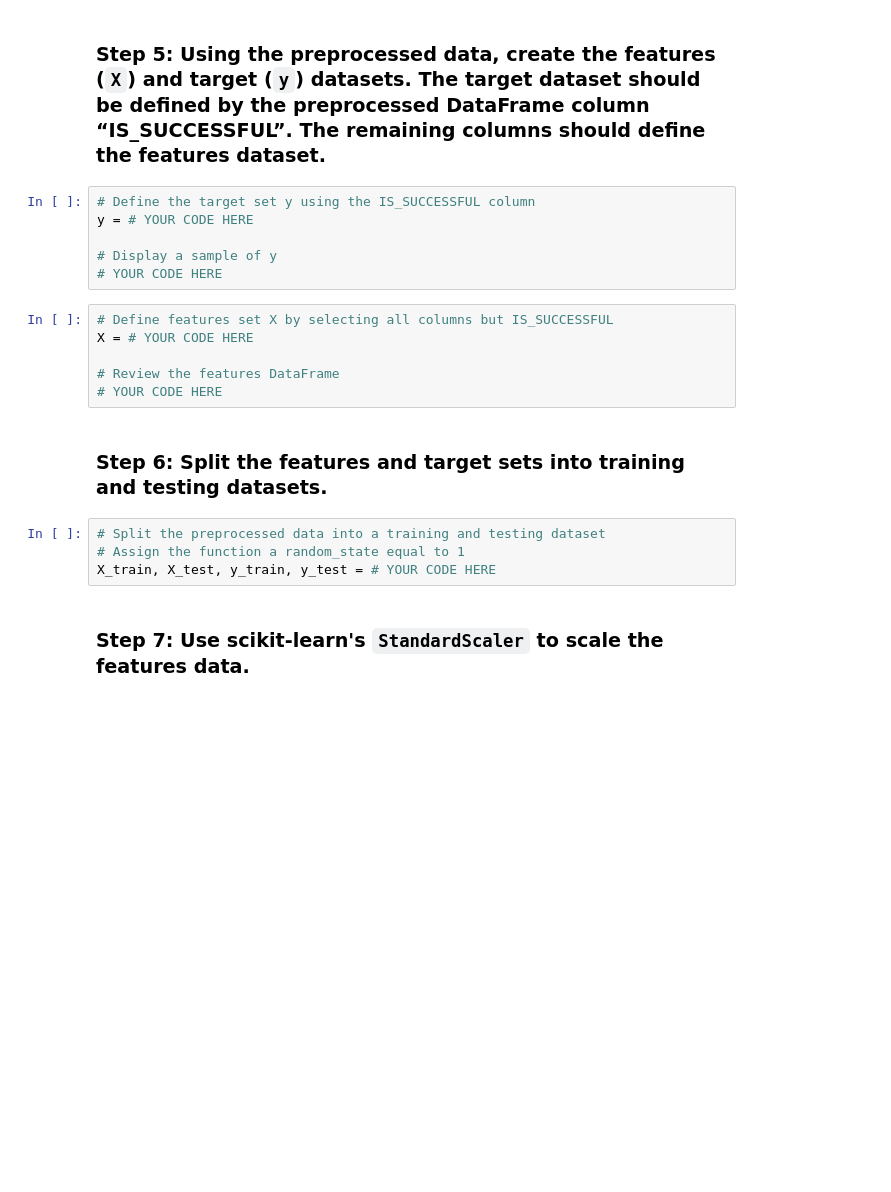
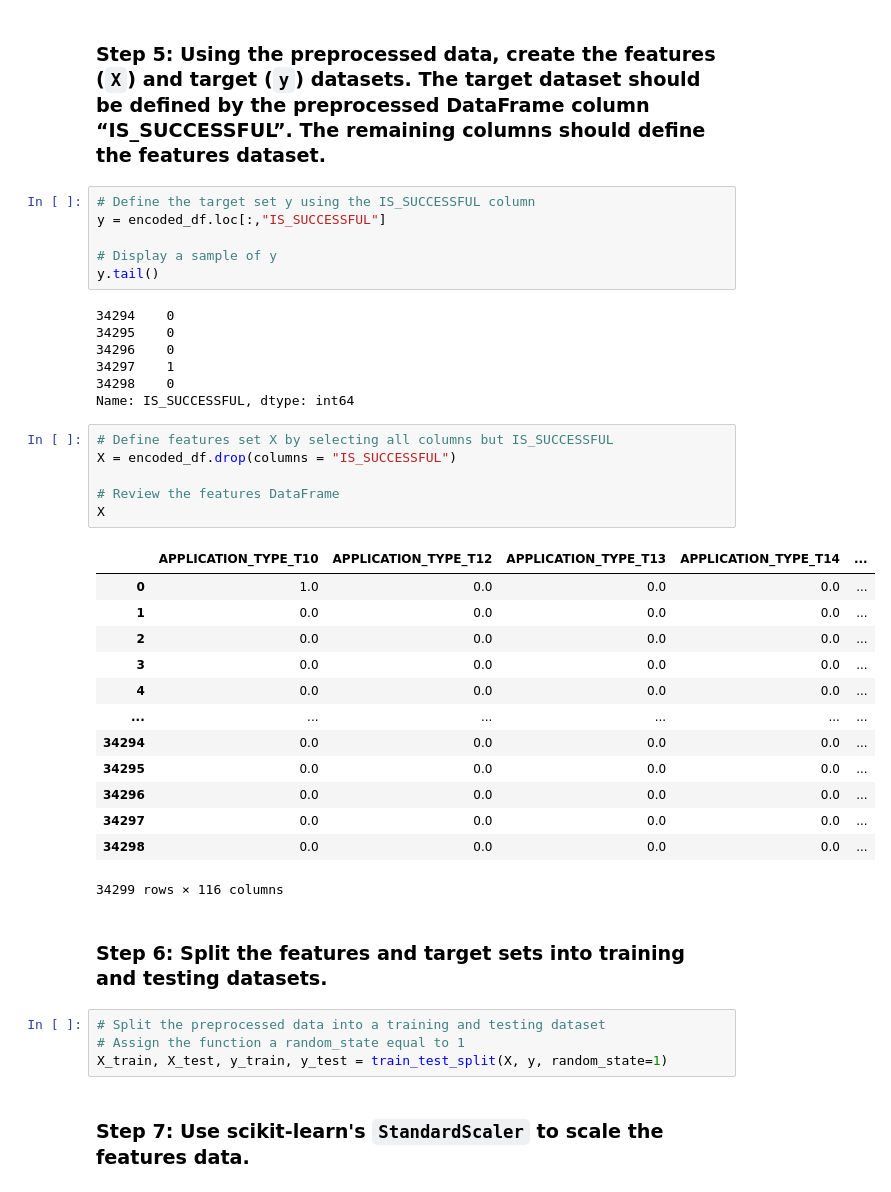
Before and after one commit to sophiepearldgn/HW13-Neural-Networks, a Jupyter notebook: Starter_Code/venture_funding_with_deep_learning.ipynb, the cells around one changed output. Cells and saved outputs as stored; diff of their text form; blank space fills up the shorter version.

```diff
--- a/Starter_Code/venture_funding_with_deep_learning.ipynb
+++ b/Starter_Code/venture_funding_with_deep_learning.ipynb
@@ -204,22 +240,43 @@ encoded_df = # YOUR CODE HERE
 ### Step 5: Using the preprocessed data, create the features (`X`) and target (`y`) datasets. The target dataset should be defined by the preprocessed DataFrame column “IS_SUCCESSFUL”. The remaining columns should define the features dataset.
 # %%
 # Define the target set y using the IS_SUCCESSFUL column
-y = # YOUR CODE HERE
+y = encoded_df.loc[:,"IS_SUCCESSFUL"]
 
 # Display a sample of y
-# YOUR CODE HERE
+y.tail()
+# %% [output]
+34294    0
+34295    0
+34296    0
+34297    1
+34298    0
+Name: IS_SUCCESSFUL, dtype: int64
 # %%
 # Define features set X by selecting all columns but IS_SUCCESSFUL
-X = # YOUR CODE HERE
+X = encoded_df.drop(columns = "IS_SUCCESSFUL")
 
 # Review the features DataFrame
-# YOUR CODE HERE
+X
+# %% [output]
+|  | APPLICATION_TYPE_T10 | APPLICATION_TYPE_T12 | APPLICATION_TYPE_T13 | APPLICATION_TYPE_T14 | ... |
+| 0 | 1.0 | 0.0 | 0.0 | 0.0 | ... |
+| 1 | 0.0 | 0.0 | 0.0 | 0.0 | ... |
+| 2 | 0.0 | 0.0 | 0.0 | 0.0 | ... |
+| 3 | 0.0 | 0.0 | 0.0 | 0.0 | ... |
+| 4 | 0.0 | 0.0 | 0.0 | 0.0 | ... |
+| ... | ... | ... | ... | ... | ... |
+| 34294 | 0.0 | 0.0 | 0.0 | 0.0 | ... |
+| 34295 | 0.0 | 0.0 | 0.0 | 0.0 | ... |
+| 34296 | 0.0 | 0.0 | 0.0 | 0.0 | ... |
+| 34297 | 0.0 | 0.0 | 0.0 | 0.0 | ... |
+| 34298 | 0.0 | 0.0 | 0.0 | 0.0 | ... |
+34299 rows × 116 columns
 # %% [markdown]
 ### Step 6: Split the features and target sets into training and testing datasets.
 # %%
 # Split the preprocessed data into a training and testing dataset
 # Assign the function a random_state equal to 1
-X_train, X_test, y_train, y_test = # YOUR CODE HERE
+X_train, X_test, y_train, y_test = train_test_split(X, y, random_state=1)
 # %% [markdown]
 ### Step 7: Use scikit-learn's `StandardScaler` to scale the features data.
 # %%
```
Also changed, not shown: parts of 23 cells of this notebook.
